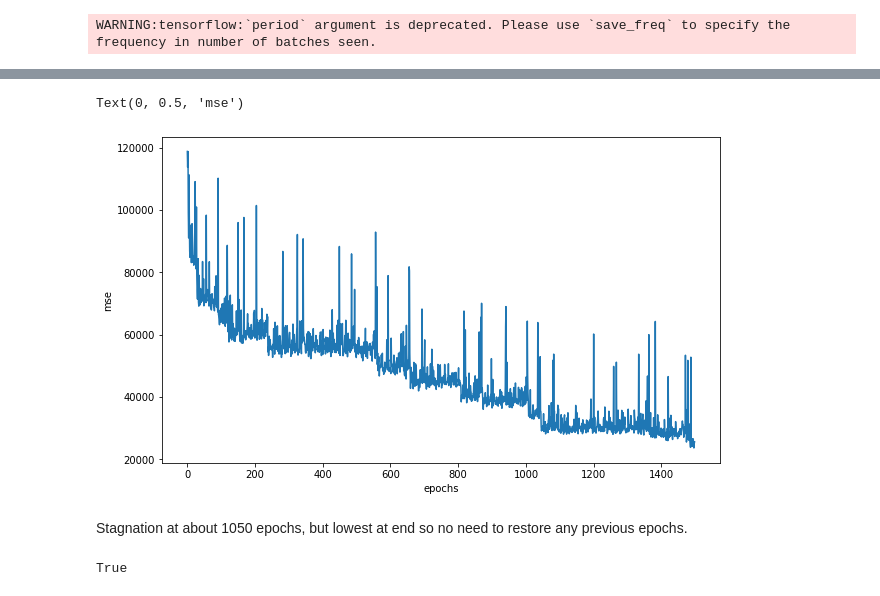
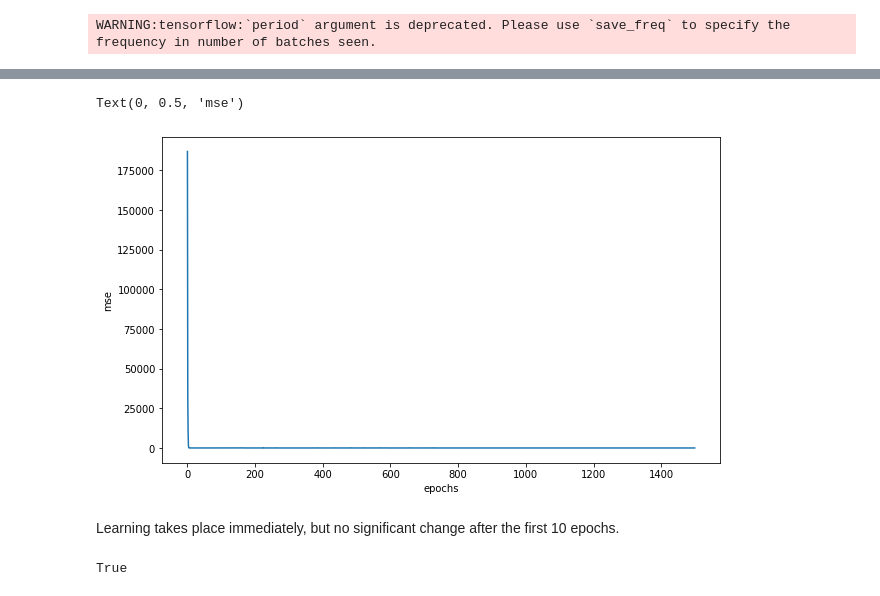
Before and after one commit to olley102/CommunityDetectionURSS, a Jupyter notebook: autoencoder_image_segmentation.ipynb, the cells around one changed output, grey strips where cells are left out. Cells and saved outputs as stored; diff of their text form; code cells hidden in the pictures.

```diff
--- a/autoencoder_image_segmentation.ipynb
+++ b/autoencoder_image_segmentation.ipynb
@@ -136,5 +134,7 @@ Total params: 12,204
 Trainable params: 12,204
 Non-trainable params: 0
 _________________________________________________________________
+# %%
+ae.fit_transform(image0)
 # %%
 history = ae.fit(image0, image0, epochs=1500, batch_size=1000)
@@ -143,13 +161,13 @@ import matplotlib.pyplot as plt
 # %%
 fig = plt.figure(figsize=(10, 6))
 ax = fig.add_subplot()
 history_arr = [h.history['loss'][0] for h in history]
-ax.plot(history_arr[1:])
+ax.plot(history_arr)
 ax.set_xlabel('epochs')
 ax.set_ylabel('mse')
 # %% [output]
 Text(0, 0.5, 'mse')
-[figure, old version]
+[figure, new version]
-# %% [markdown]
-Stagnation at about 1050 epochs, but lowest at end so no need to restore any previous epochs.
+# %% [markdown]
+Learning takes place immediately, but no significant change after the first 10 epochs.
 # %%
```
Also changed, not shown: parts of 25 cells of this notebook.
